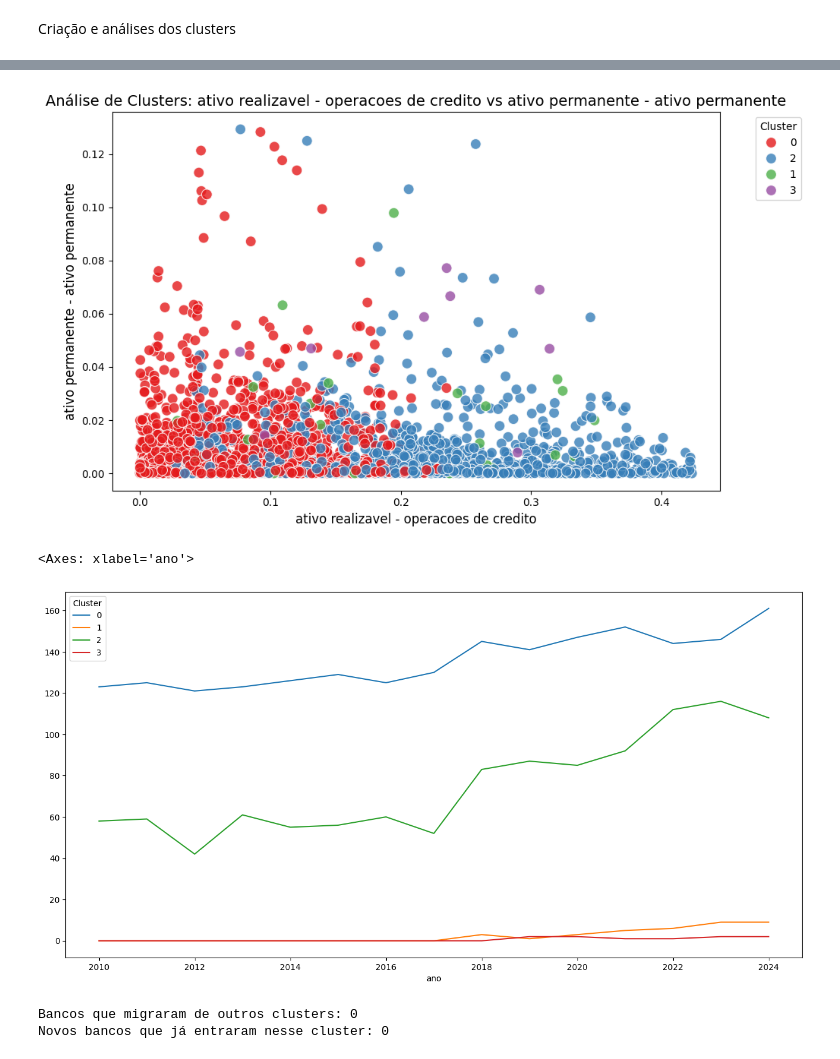
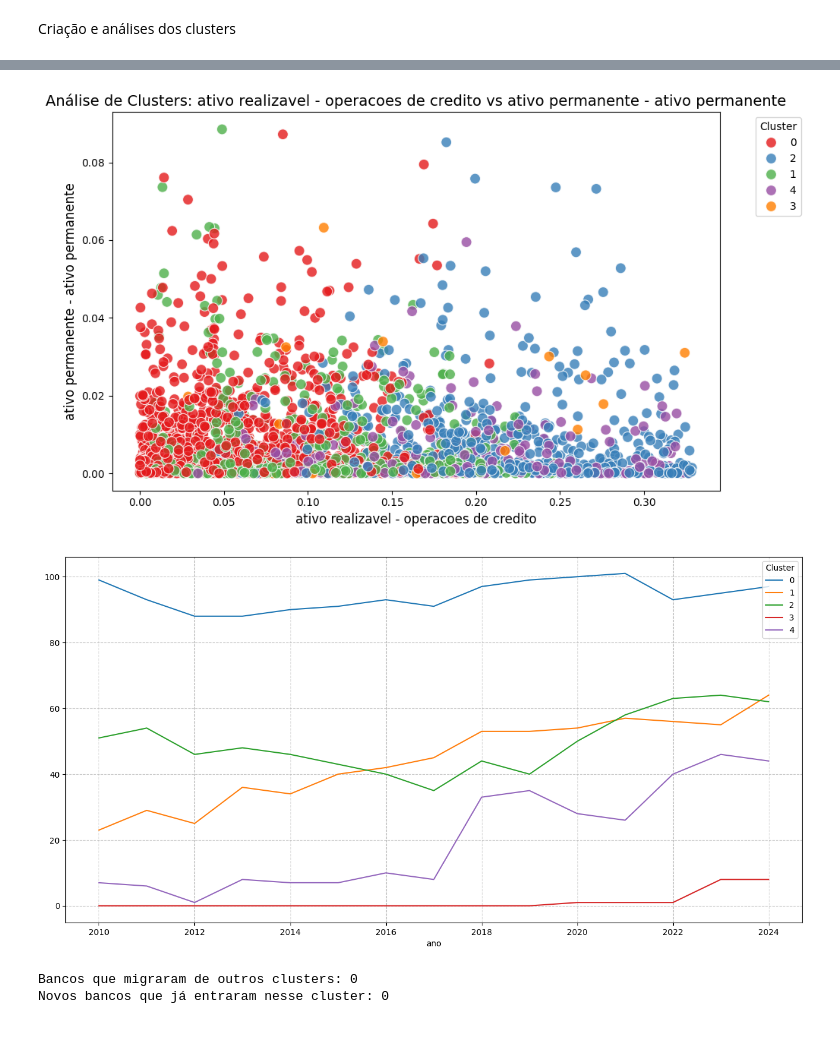
Before and after one commit to hspassos/banking, a Jupyter notebook: clusters.ipynb, the cells around one changed output, grey strips where cells are left out. Saved outputs shown, nothing was run; the diff lists cells and outputs as text; code cells hidden in the pictures.

Commit message:
parametros dos clusters atualizados e alguns avanços no texto

```diff
--- a/clusters.ipynb
+++ b/clusters.ipynb
@@ -233,0 +375,28 @@ Número de variáveis sugeridas para remoção: 12
+# %%
+# Analisando bancos atípicos (Outliers) usando o PCA
+'''
+componentes_pca_outliers = 5
+pca_final = PCA(n_components=componentes_pca_outliers) # num de componentes do PCA
+X_pca = pca_final.fit_transform(X_scaled)
+
+# 1. Definir o limite de desvios padrões (3 é o padrão de mercado)
+limite_desvios = 4
+
+df_pca = pd.DataFrame(X_pca)
+# df_pca = df_pca[[0, 1]]
+# 3. Calcular a distância em Desvios Padrões (Z-score absoluto)
+# A fórmula é: | (valor - média) / desvio_padrao |
+z_scores = np.abs((df_pca - df_pca.mean()) / df_pca.std())
+
+# 4. Criar uma "máscara" (Filtro)
+# A função .any(axis=1) verifica se a instituição estourou o limite em PELO MENOS UM dos componentes
+mascara_outliers = (z_scores > limite_desvios).any(axis=1)
+
+# 5. Extrair os Outliers (Os bancos atípicos)
+bancos_outliers = df_filtrado[mascara_outliers.values]
+
+# 6. Extrair os Inliers (A base limpa para o K-Means)
+bancos_normais = df_filtrado[~mascara_outliers.values] # O símbolo ~ inverte o filtro
+
+df_filtrado = df_filtrado[~mascara_outliers.values]
+X_scaled = X_scaled[~mascara_outliers]'''
@@ -241,7 +412,7 @@ from sklearn.decomposition import PCA
 from sklearn.metrics import silhouette_score
 from sklearn.cluster import KMeans
 
-numero_de_clusters = 4
+numero_de_clusters = 5
 
 # 1. Definimos a grade de variâncias que queremos testar (de 60% a 95%, pulando de 5 em 5)
 niveis_variancia = [0.60, 0.65, 0.70, 0.75, 0.80, 0.85, 0.90, 0.95]
@@ -278,9 +449,9 @@ for i, txt in enumerate(qnt_componentes):
     plt.annotate(f"{txt} PCs", (niveis_variancia[i], escores_silhueta[i]),
                  textcoords="offset points", xytext=(0,10), ha='center', fontsize=9)
 
-plt.title(f'Otimização da Variância do PCA para o K-Means ({numero_de_clusters} clusters)', fontsize=14)
-plt.xlabel('Variância Explicada Retida', fontsize=12)
-plt.ylabel('Escore de Silhueta Médio', fontsize=12)
+plt.title(f'Optimization of PCA Explained Variance for K-Means ({numero_de_clusters} clusters)', fontsize=14)
+plt.xlabel('Explained Variance Ratio', fontsize=12)
+plt.ylabel('Average Silhouette Score', fontsize=12)
 plt.grid(True, linestyle='--', alpha=0.7)
 plt.tight_layout()
 plt.show()
@@ -289,7 +460,7 @@ plt.show()
 # %%
 # Criação do PCA Final com o Número de Componentes Otimizado
 
-num_componentes_pca = 20
+num_componentes_pca = 13
 pca_final = PCA(n_components=num_componentes_pca) # num de componentes do PCA
 X_pca = pca_final.fit_transform(X_scaled)
 
@@ -540,33 +819,33 @@ plt.figure(figsize=(10, 6)) # Define o tamanho da figura (largura, altura)
 # Escolha o par de contas do COSIF que você quer cruzar
 conta_x = 'ativo realizavel - operacoes de credito'
 conta_y = 'ativo permanente - ativo permanente'
 
 # Filtra mantendo apenas quem tem Z-score < 3 nos dois eixos
 df_viz = df_viz[
-    (np.abs(stats.zscore(df_viz[conta_x])) < 3) &
-    (np.abs(stats.zscore(df_viz[conta_y])) < 3)
+    (np.abs(stats.zscore(df_viz[conta_x])) < 2) &
+    (np.abs(stats.zscore(df_viz[conta_y])) < 2)
 ]
 
 sns.scatterplot(
     data=df_viz,
     x=conta_x,
     y=conta_y,
     hue='Cluster',        # Define a cor baseada na coluna 'Cluster'
     palette='Set1',       # Paleta de cores bem distinta
     s=100,                # Tamanho dos pontos
     alpha=0.8             # Transparência dos pontos (útil se houver sobreposição)
 )
 
 # 4. Ajustes estéticos (Títulos e Eixos)
 plt.title(f'Análise de Clusters: {conta_x} vs {conta_y}', fontsize=14)
 plt.xlabel(conta_x, fontsize=12)
 plt.ylabel(conta_y, fontsize=12)
 
 # Move a legenda para fora do gráfico para não cobrir os dados
 plt.legend(title='Cluster', bbox_to_anchor=(1.05, 1), loc='upper left')
 
 # Otimiza o layout e exibe o gráfico
 plt.tight_layout()
 plt.show()
 # %% [output]
-[figure, old version]
+[figure, new version]
@@ -573,7 +912,7 @@ plt.show()
 # %%
 # Ver a evolução da quantidade de bancos em cada cluster por ano
 evolucao_clusters = df_filtrado.groupby(['ano', 'Cluster']).size().unstack().fillna(0)
-evolucao_clusters.plot(kind='line', stacked=False, marker='', figsize=(16,8))
+evolucao_clusters.plot(kind='line', stacked=False, marker='', alpha=1, figsize=(16,8))
+plt.grid(True, linestyle='--', alpha=0.7)
 # %% [output]
-<Axes: xlabel='ano'>
-[figure, old version]
+[figure, new version]
```
Also changed, not shown: parts of 22 cells of this notebook, 21 other files.
